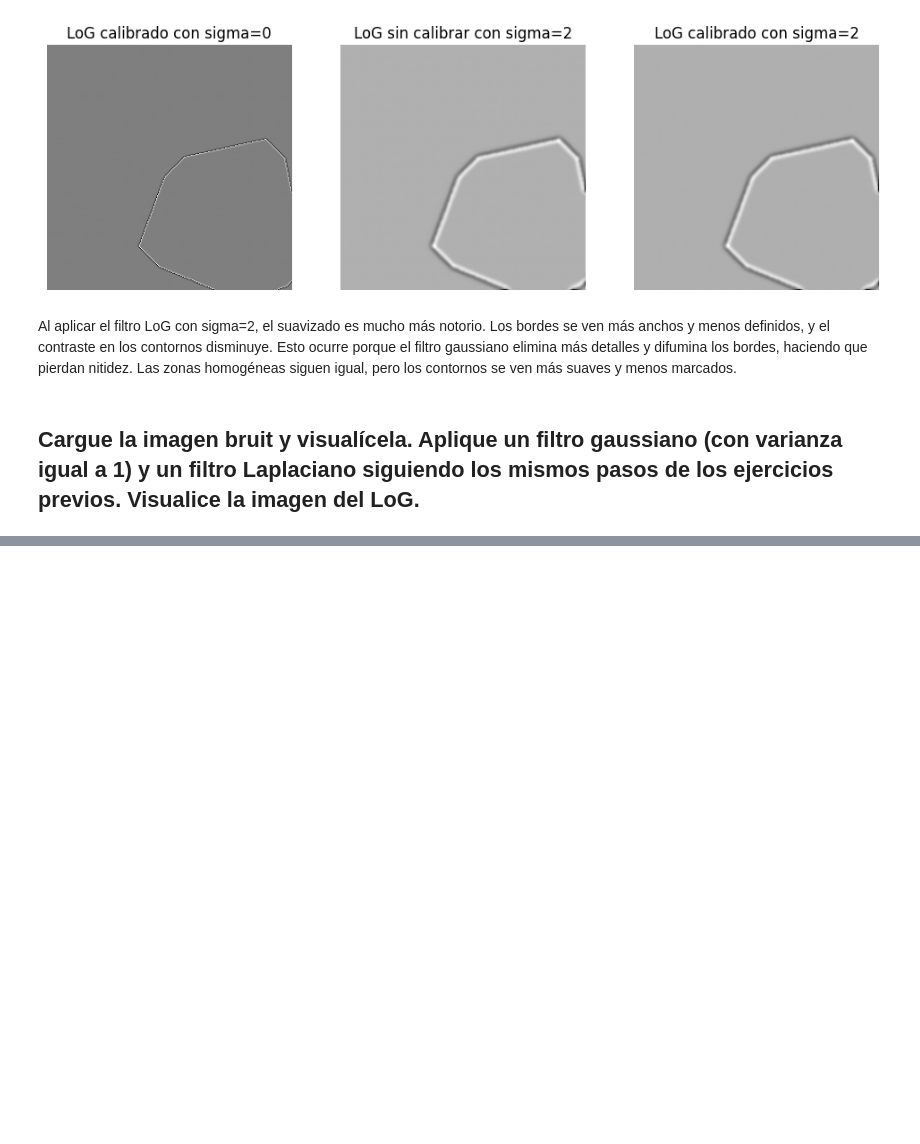
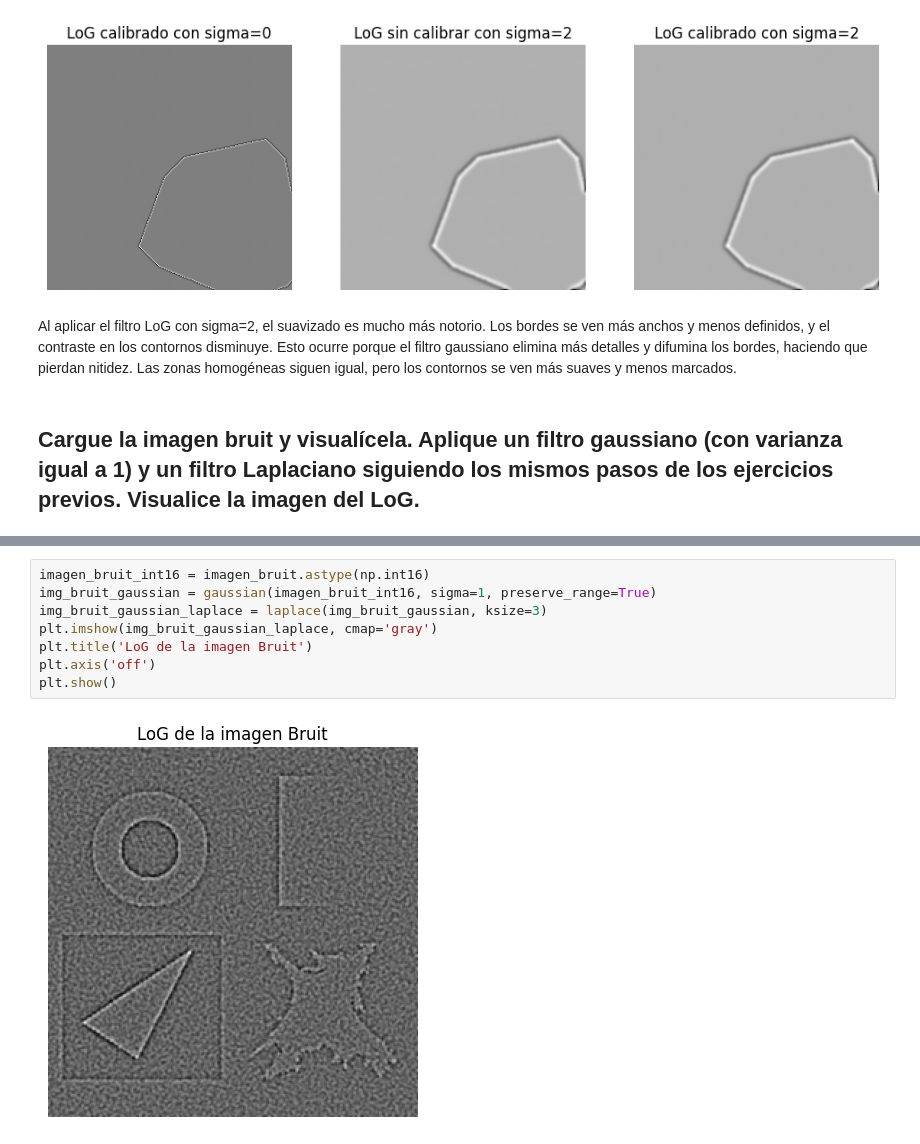
Before and after one commit to santichica/tallleres-cv, a Jupyter notebook: taller4/laplaciano.ipynb, the cells around one changed output, grey strips where cells are left out. Saved outputs shown, nothing was run; the diff lists cells and outputs as text; blank space fills up the shorter version.

```diff
--- a/taller4/laplaciano.ipynb
+++ b/taller4/laplaciano.ipynb
@@ -139,0 +148,10 @@ Esto ocurre porque el filtro gaussiano elimina más detalles y difumina los bord
+# %%
+imagen_bruit_int16 = imagen_bruit.astype(np.int16)
+img_bruit_gaussian = gaussian(imagen_bruit_int16, sigma=1, preserve_range=True)
+img_bruit_gaussian_laplace = laplace(img_bruit_gaussian, ksize=3)
+plt.imshow(img_bruit_gaussian_laplace, cmap='gray')
+plt.title('LoG de la imagen Bruit')
+plt.axis('off')
+plt.show()
+# %% [output]
+[figure, added]
```
Also changed, not shown: parts of 17 cells of this notebook, 2 other files.
